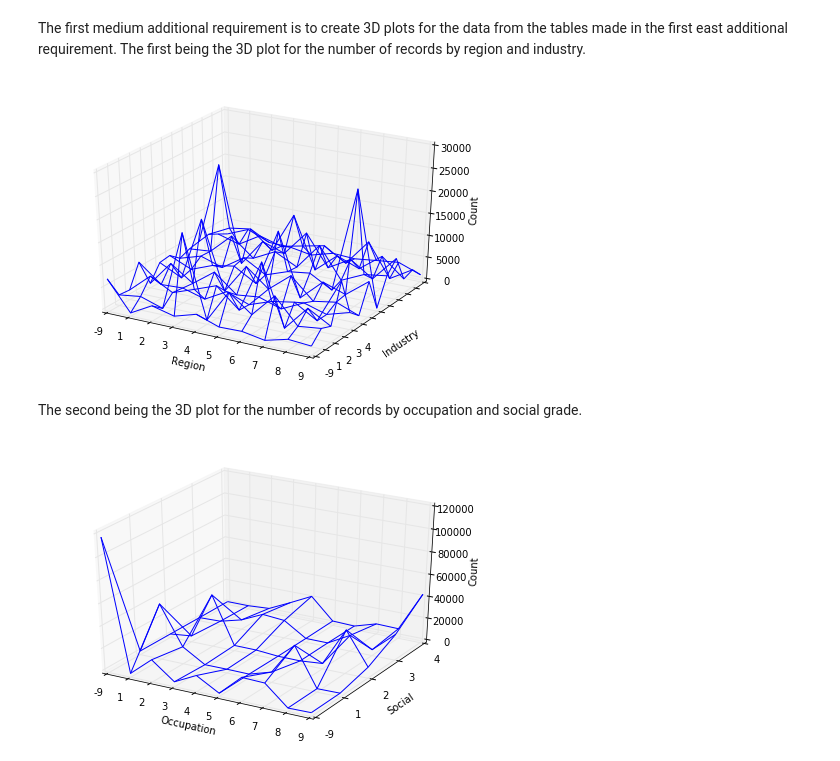
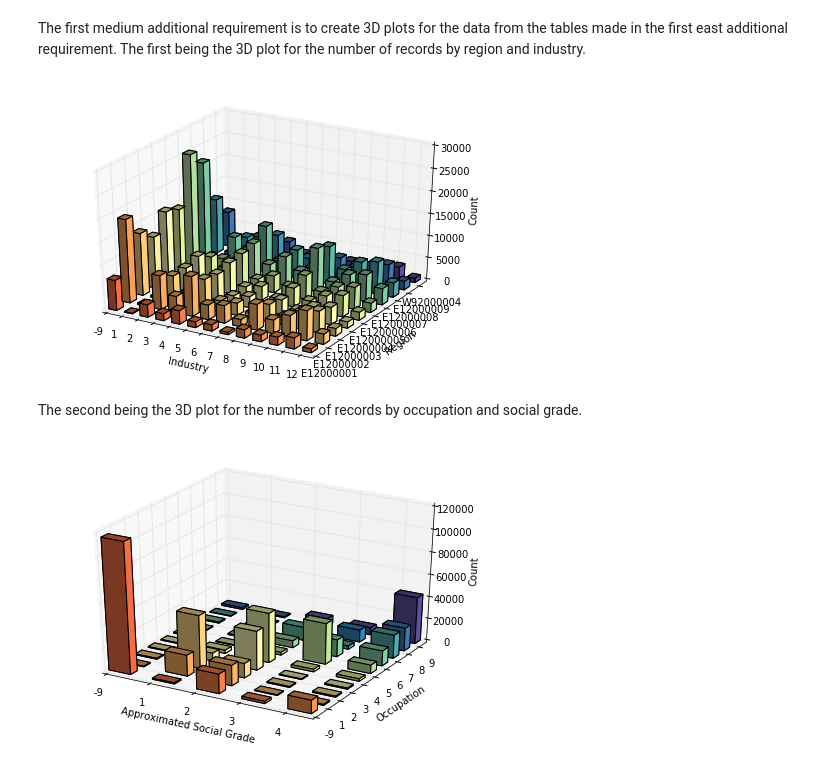
Before and after one commit to Essymay/CS2006p3, a Jupyter notebook: census2011.ipynb, the cells around one changed output. Cells and saved outputs as stored; diff of their text form; code cells hidden in the pictures.

Commit message:
3D graphs are finsihed, working on the second medium now

```diff
--- a/census2011.ipynb
+++ b/census2011.ipynb
@@ -738,39 +745,42 @@ The first being the 3D plot for the number of records by region and industry.
 # %%
 regionarray = ["E12000001","E12000002","E12000003","E12000004","E12000005","E12000006","E12000007","E12000008","E12000009","W92000004"]
 industryarray = [-9,1,2,3,4,5,6,7,8,9,10,11,12]
 
 fig = plt.figure()
 ax = fig.add_subplot(111, projection = '3d')
 ax = Axes3D(fig)
-ax.set_xlabel("Region")
-ax.set_ylabel("Industry")
+ax.set_xlabel("Industry")
+ax.set_ylabel("Region")
 ax.set_zlabel("Count")
 
 byRegionAndIndustry = refinedData[['Region', 'Industry']].copy()
 byRegionAndIndustry = byRegionAndIndustry.groupby(['Region', 'Industry'])
 
 z = byRegionAndIndustry.size().tolist()
 axes = byRegionAndIndustry.groups.keys()
 axes = sorted(axes, key=itemgetter(1))
 axes = sorted(axes, key=itemgetter(0))
 
 x = list(range(0, len(regionarray)))
-ax.set_xticks(x)
 y = list(range(0, len(industryarray)))
-ax.set_yticks(y)
+ax.set_yticks(x)
+ax.set_xticks(y)
 
-X, Y = np.meshgrid(x,y)
+X, Y = np.meshgrid(y,x)
 zs = np.array(z)
-Z = zs.reshape(X.shape)
+Z = zs.reshape(Y.shape)
 
-ax.plot_wireframe(X, Y, Z)
+values = np.linspace(0.2,1.,X.ravel().shape[0])
+colours = plt.cm.Spectral(values)
 
-ax.set_xticklabels(np.array(occupationarray))
-ax.set_yticklabels(np.array(socialarray))
+ax.bar3d(X.ravel(), Y.ravel(), Z.ravel()*0, dx=0.5, dy=0.5, dz=Z.ravel(), color=colours)
+
+ax.set_xticklabels(np.array(industryarray))
+ax.set_yticklabels(np.array(regionarray))
 
 plt.show()
 # %% [output]
-[figure, old version]
+[figure, new version]
 # %% [markdown]
 The second being the 3D plot for the number of records by occupation and social grade.
 # %%
@@ -780,8 +790,8 @@ socialarray = [-9,1,2,3,4]
 fig = plt.figure()
 ax = fig.add_subplot(111, projection = '3d')
 ax = Axes3D(fig)
-ax.set_xlabel("Occupation")
-ax.set_ylabel("Social")
+ax.set_xlabel("Approximated Social Grade")
+ax.set_ylabel("Occupation")
 ax.set_zlabel("Count")
 
 byOccupationAndSocialGrade = refinedData[['Occupation', 'Approximated Social Grade']].copy()
@@ -794,22 +804,25 @@ axes = sorted(axes, key=itemgetter(1))
 axes = sorted(axes, key=itemgetter(0))
 
 x = list(range(0, len(occupationarray)))
-ax.set_xticks(x)
 y = list(range(0, len(socialarray)))
-ax.set_yticks(y)
+ax.set_yticks(x)
+ax.set_xticks(y)
 
-X, Y = np.meshgrid(x,y)
+X, Y = np.meshgrid(y,x)
 zs = np.array(z)
 Z = zs.reshape(X.shape)
 
-ax.plot_wireframe(X, Y, Z)
+values = np.linspace(0.2,1.,X.ravel().shape[0])
+colours = plt.cm.Spectral(values)
 
-ax.set_xticklabels(np.array(occupationarray))
-ax.set_yticklabels(np.array(socialarray))
+ax.bar3d(X.ravel(), Y.ravel(), Z.ravel()*0, dx=0.5, dy=0.5, dz=Z.ravel(), color=colours)
+
+ax.set_xticklabels(np.array(socialarray))
+ax.set_yticklabels(np.array(occupationarray))
 
 plt.show()
 # %% [output]
-[figure, old version]
+[figure, new version]
 # %%
 regionData = refinedData['Region']
 ageData = refinedData["Age"]
```
Also changed, not shown: parts of 3 cells of this notebook.
